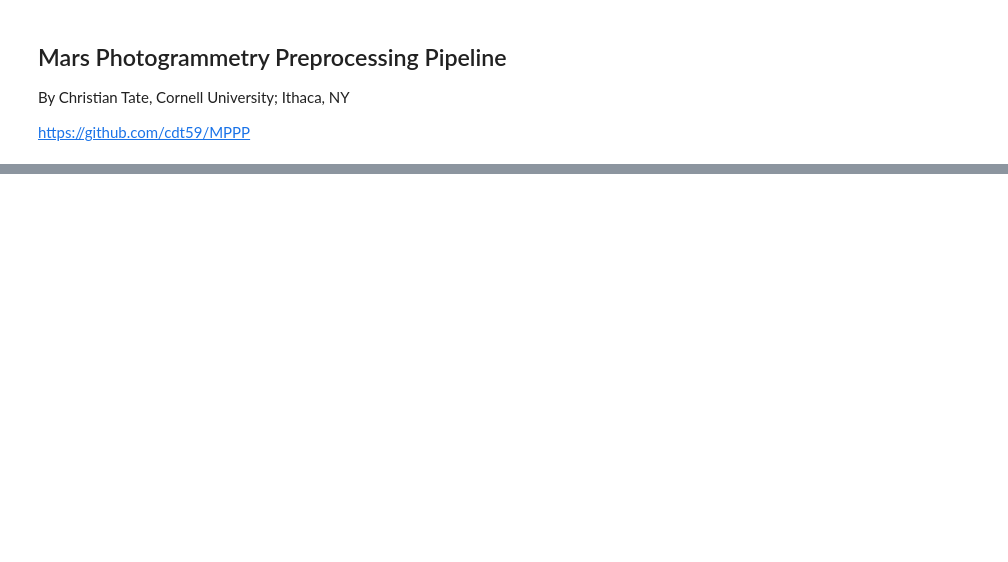
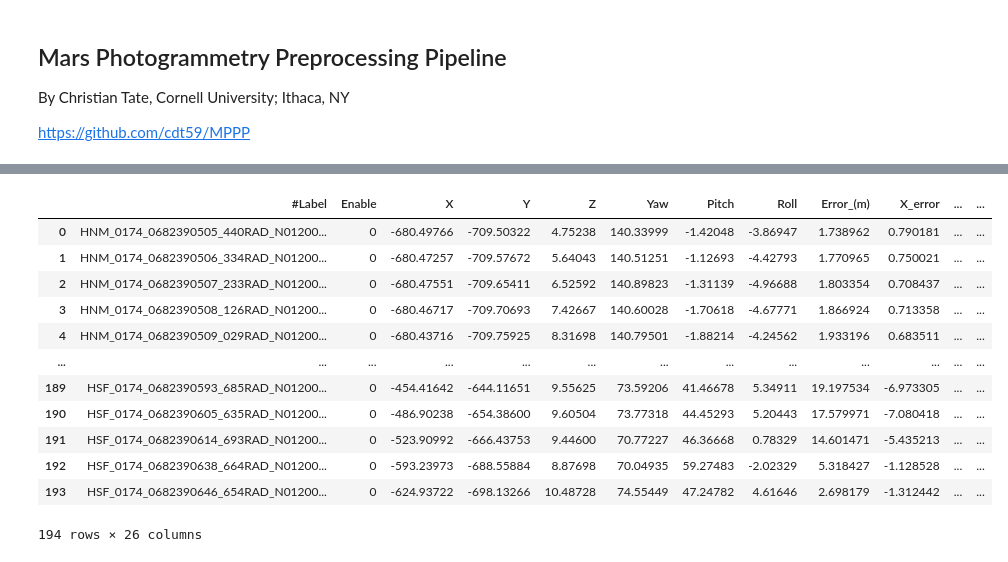
Before and after one commit to cdt59/MPPP, a Jupyter notebook: src/MPPP_notebook.ipynb, the cells around one changed output, grey strips where cells are left out. Cells and saved outputs as stored; diff of their text form; code cells hidden in the pictures; blank space fills up the shorter version.

```diff
--- a/src/MPPP_notebook.ipynb
+++ b/src/MPPP_notebook.ipynb
@@ -216,3 +229,38 @@ D_min = 1.8
+# %%
+
+path_ref_est = 'positions_estimated_sol174_20230914_shifted.txt'
+
+
+df = pd.read_csv( path_ref_est, skiprows=1 )
+
+sol  = '174'
+sols = np.array( [ df['#Label'][i][5:8] for i in range(df.shape[0]) ])
+
+dfe = df[ (np.isnan(df['X_est']) == False)*( sols == sol ) ].sort_values(by=['#Label']).reset_index(drop=True)
+
+dfe['X0'] = np.zeros( dfe.shape[0])
+dfe['Y0'] = np.zeros( dfe.shape[0])
+dfe['Z0'] = np.zeros( dfe.shape[0])
+
+dfe['sclk'] = [np.float64( dfe['#Label'][i][9:19])+np.float64( dfe['#Label'][i][20:23])/1000 for i in range(dfe.shape[0])]
+
+# dfe = dfe[:-10]
+
+dfe
+# %% [output]
+|  | #Label | Enable | X | Y | Z | Yaw | Pitch | Roll | Error_(m) | X_error | ... | ... |
+| 0 | HNM_0174_0682390505_440RAD_N01200... | 0 | -680.49766 | -709.50322 | 4.75238 | 140.33999 | -1.42048 | -3.86947 | 1.738962 | 0.790181 | ... | ... |
+| 1 | HNM_0174_0682390506_334RAD_N01200... | 0 | -680.47257 | -709.57672 | 5.64043 | 140.51251 | -1.12693 | -4.42793 | 1.770965 | 0.750021 | ... | ... |
+| 2 | HNM_0174_0682390507_233RAD_N01200... | 0 | -680.47551 | -709.65411 | 6.52592 | 140.89823 | -1.31139 | -4.96688 | 1.803354 | 0.708437 | ... | ... |
+| 3 | HNM_0174_0682390508_126RAD_N01200... | 0 | -680.46717 | -709.70693 | 7.42667 | 140.60028 | -1.70618 | -4.67771 | 1.866924 | 0.713358 | ... | ... |
+| 4 | HNM_0174_0682390509_029RAD_N01200... | 0 | -680.43716 | -709.75925 | 8.31698 | 140.79501 | -1.88214 | -4.24562 | 1.933196 | 0.683511 | ... | ... |
+| ... | ... | ... | ... | ... | ... | ... | ... | ... | ... | ... | ... | ... |
+| 189 | HSF_0174_0682390593_685RAD_N01200... | 0 | -454.41642 | -644.11651 | 9.55625 | 73.59206 | 41.46678 | 5.34911 | 19.197534 | -6.973305 | ... | ... |
+| 190 | HSF_0174_0682390605_635RAD_N01200... | 0 | -486.90238 | -654.38600 | 9.60504 | 73.77318 | 44.45293 | 5.20443 | 17.579971 | -7.080418 | ... | ... |
+| 191 | HSF_0174_0682390614_693RAD_N01200... | 0 | -523.90992 | -666.43753 | 9.44600 | 70.77227 | 46.36668 | 0.78329 | 14.601471 | -5.435213 | ... | ... |
+| 192 | HSF_0174_0682390638_664RAD_N01200... | 0 | -593.23973 | -688.55884 | 8.87698 | 70.04935 | 59.27483 | -2.02329 | 5.318427 | -1.128528 | ... | ... |
+| 193 | HSF_0174_0682390646_654RAD_N01200... | 0 | -624.93722 | -698.13266 | 10.48728 | 74.55449 | 47.24782 | 4.61646 | 2.698179 | -1.312442 | ... | ... |
+194 rows × 26 columns
 # %%
 w,h = [640,480]
 
```
Also changed, not shown: parts of 14 cells of this notebook, 3 other files.
